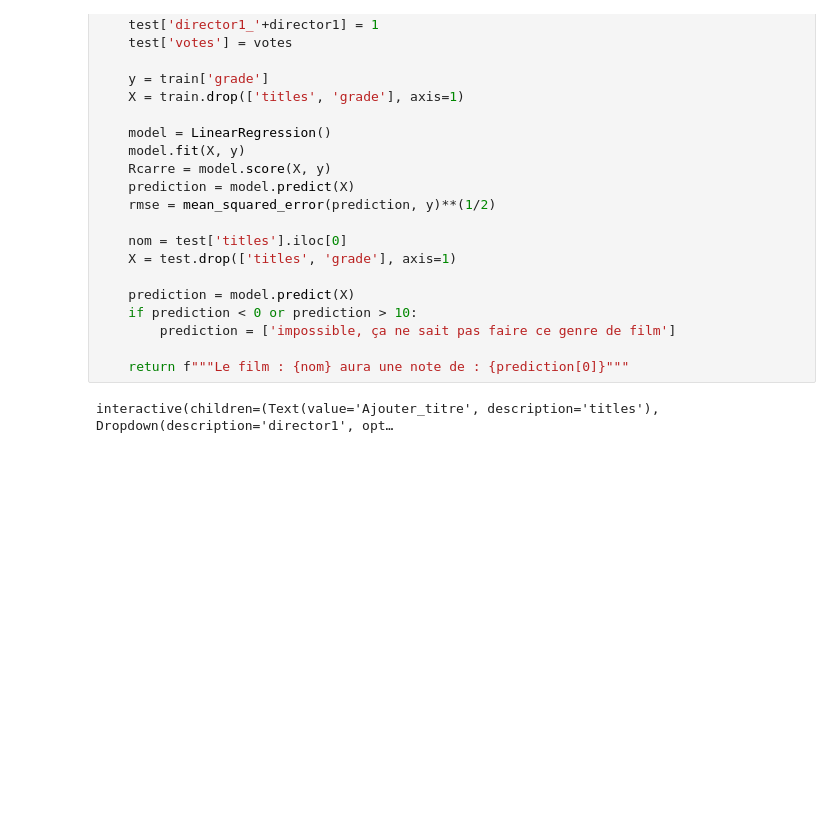
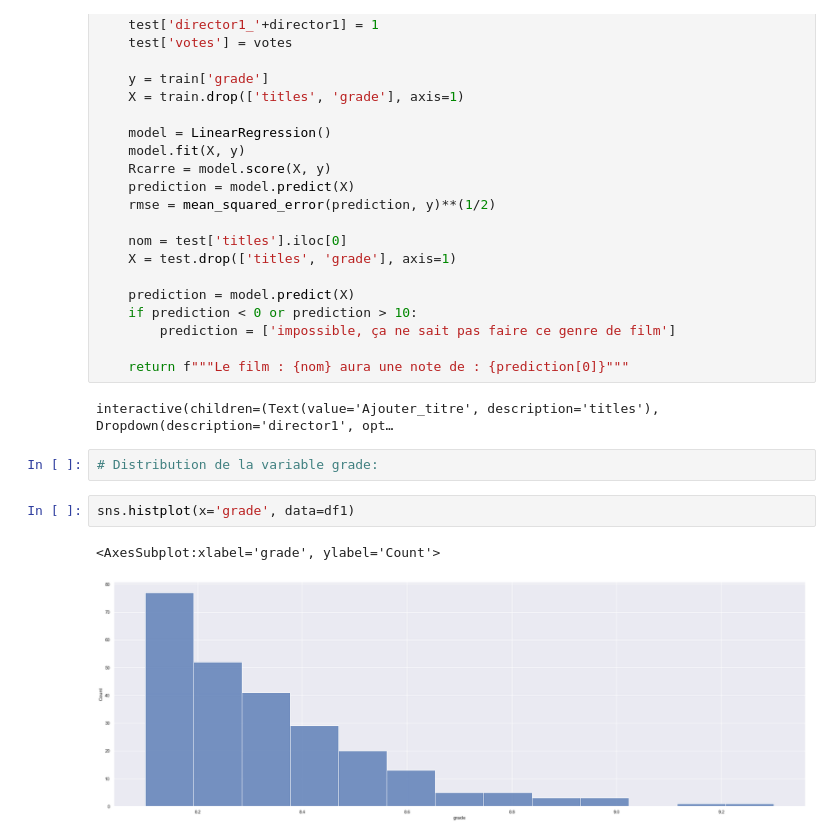
Before and after one commit to art2mkl/projet_IMDB, a Jupyter notebook: Imdb_visulalisation.ipynb, the cells around one changed output. Saved outputs shown, nothing was run; the diff lists cells and outputs as text; blank space fills up the shorter version.

Commit message:
add first visualization

```diff
--- a/Imdb_visulalisation.ipynb
+++ b/Imdb_visulalisation.ipynb
@@ -393,3 +393,10 @@ def affiche(titles='Ajouter_titre',
     return f"""Le film : {nom} aura une note de : {prediction[0]}"""
 # %% [output]
 interactive(children=(Text(value='Ajouter_titre', description='titles'), Dropdown(description='director1', opt…
+# %%
+# Distribution de la variable grade:
+# %%
+sns.histplot(x='grade', data=df1)
+# %% [output]
+<AxesSubplot:xlabel='grade', ylabel='Count'>
+[figure, added]
```
Also changed, not shown: parts of 25 cells of this notebook, 1 other file.
